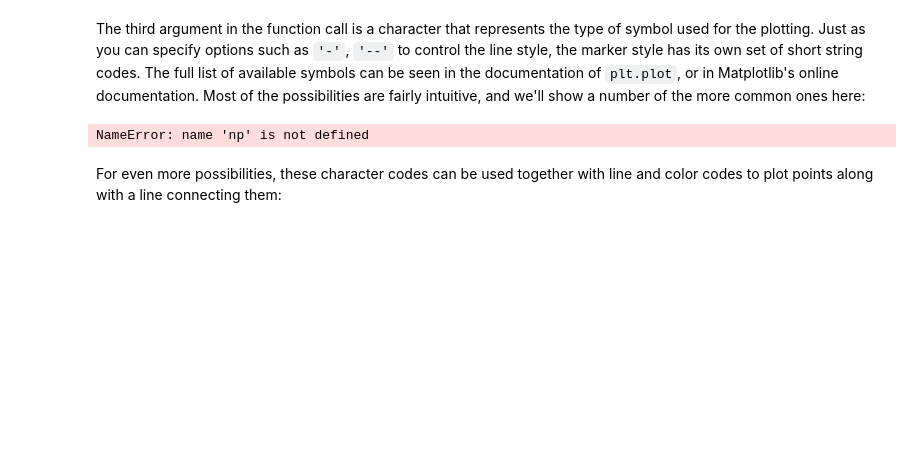
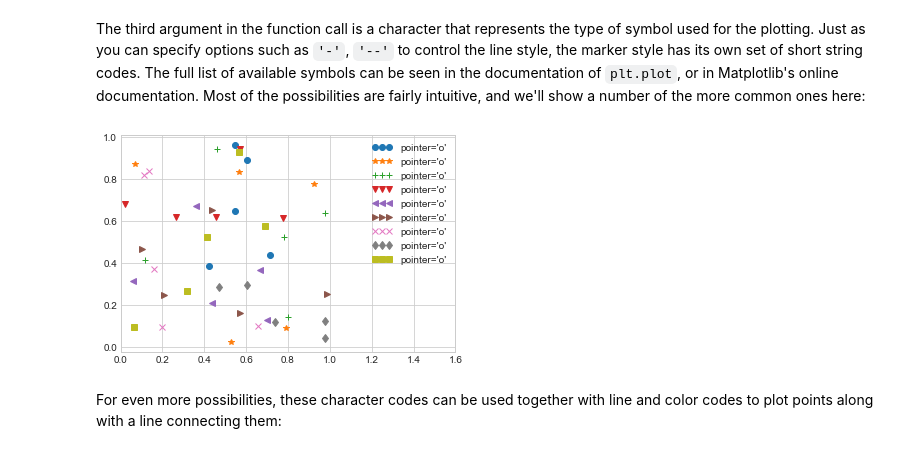
Before and after one commit to jakevdp/PythonDataScienceHandbook, a Jupyter notebook: notebooks/04.02-Simple-Scatter-Plots.ipynb, the cells around one changed output. Saved outputs shown, nothing was run; the diff lists cells and outputs as text; code cells hidden in the pictures; blank space fills up the shorter version.

Commit message:
Changed another plot

```diff
--- a/notebooks/04.02-Simple-Scatter-Plots.ipynb
+++ b/notebooks/04.02-Simple-Scatter-Plots.ipynb
@@ -34,13 +34,13 @@ plt.plot(x, y, 'o', color='black');
 The third argument in the function call is a character that represents the type of symbol used for the plotting. Just as you can specify options such as ``'-'``, ``'--'`` to control the line style, the marker style has its own set of short string codes. The full list of available symbols can be seen in the documentation of ``plt.plot``, or in Matplotlib's online documentation. Most of the possibilities are fairly intuitive, and we'll show a number of the more common ones here:
 # %%
 rng = np.random.RandomState(0)
-for pointer in ['o', '*', '+', 'v', '<', '>', 'x', 'd', 's']:
+for marker in ['o', '*', '+', 'v', '<', '>', 'x', 'd', 's']:
     plt.plot(rng.rand(5), rng.rand(5), marker,
              label="pointer='{0}'".format(pointer))
 plt.legend(numpoints=3)
 plt.xlim(0, 1.6);
 # %% [output]
-NameError: name 'np' is not defined
+[figure, added]
 # %% [markdown]
 For even more possibilities, these character codes can be used together with line and color codes to plot points along with a line connecting them:
 # %%
```
Also changed, not shown: parts of 2 cells of this notebook.
